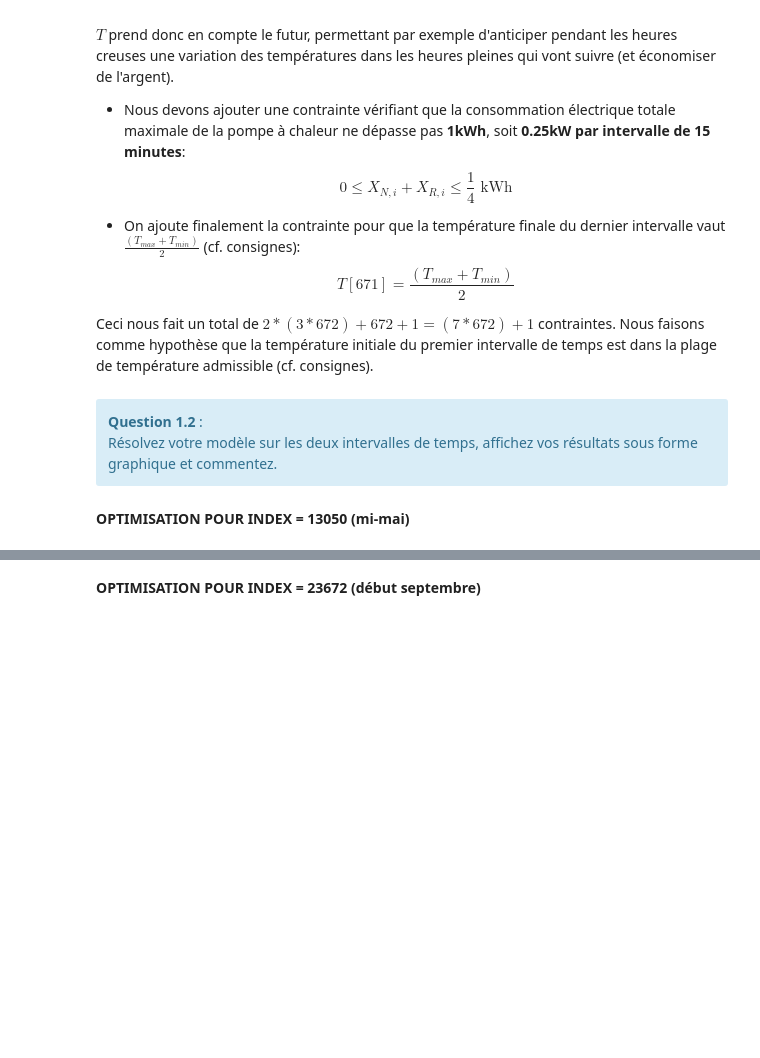
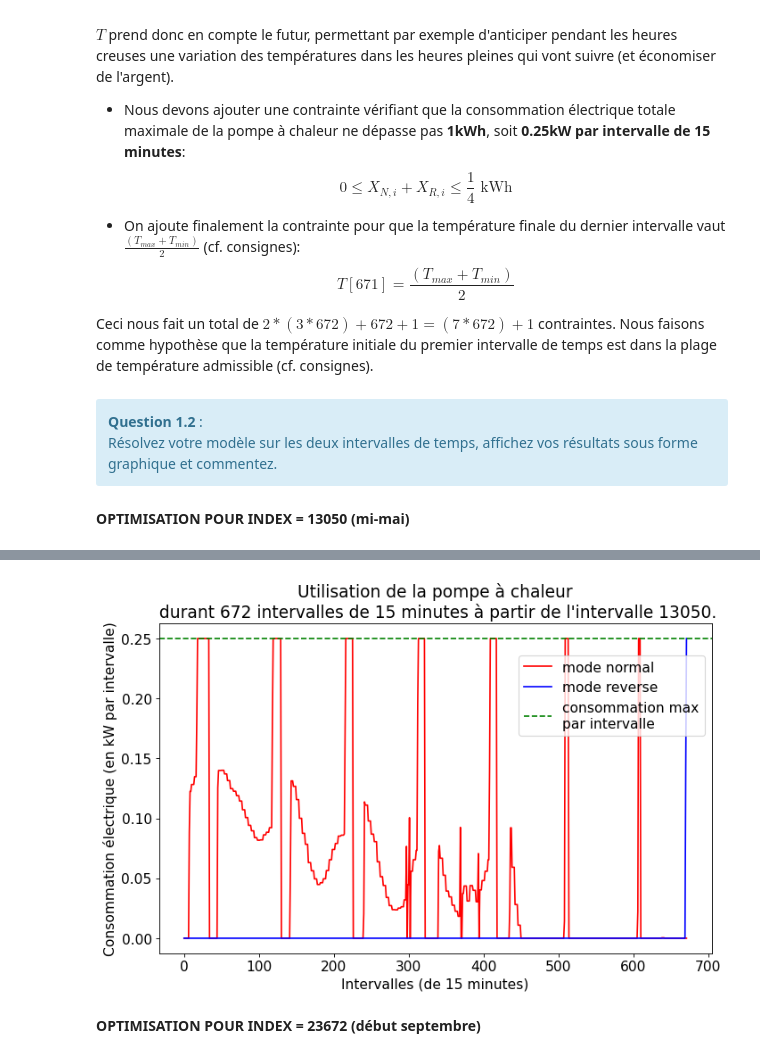
Before and after one commit to nicojmn/LINMA1702-project, a Jupyter notebook: part-2/LINMA1702_Projet_part_2_groupe_13.ipynb, the cells around one changed output, grey strips where cells are left out. Cells and saved outputs as stored; diff of their text form; code cells hidden in the pictures; blank space fills up the shorter version.

```diff
--- a/part-2/LINMA1702_Projet_part_2_groupe_13.ipynb
+++ b/part-2/LINMA1702_Projet_part_2_groupe_13.ipynb
@@ -216,8 +225,10 @@ temperature_graph(T.value, 19, 21, title, filename)
 # %%
 plt.rcParams.update({'font.size': 14})
 title = f'Utilisation de la pompe à chaleur\n durant {size} intervalles de 15 minutes à partir de l\'intervalle {index}.'
-filename = f'../part-1/graphs/task1_pump_graph_{index}.pdf'
-pump_graph(Xn.value, Xr.value, title, filename)
+# filename = f'../part-1/graphs/task1_pump_graph_{index}.pdf'
+pump_graph(Xn.value, Xr.value, title) #, filename)
+# %% [output]
+[figure, added]
 # %% [markdown]
 **OPTIMISATION POUR INDEX = 23672 (début septembre)**
 # %%
```
Also changed, not shown: parts of 29 cells of this notebook.
